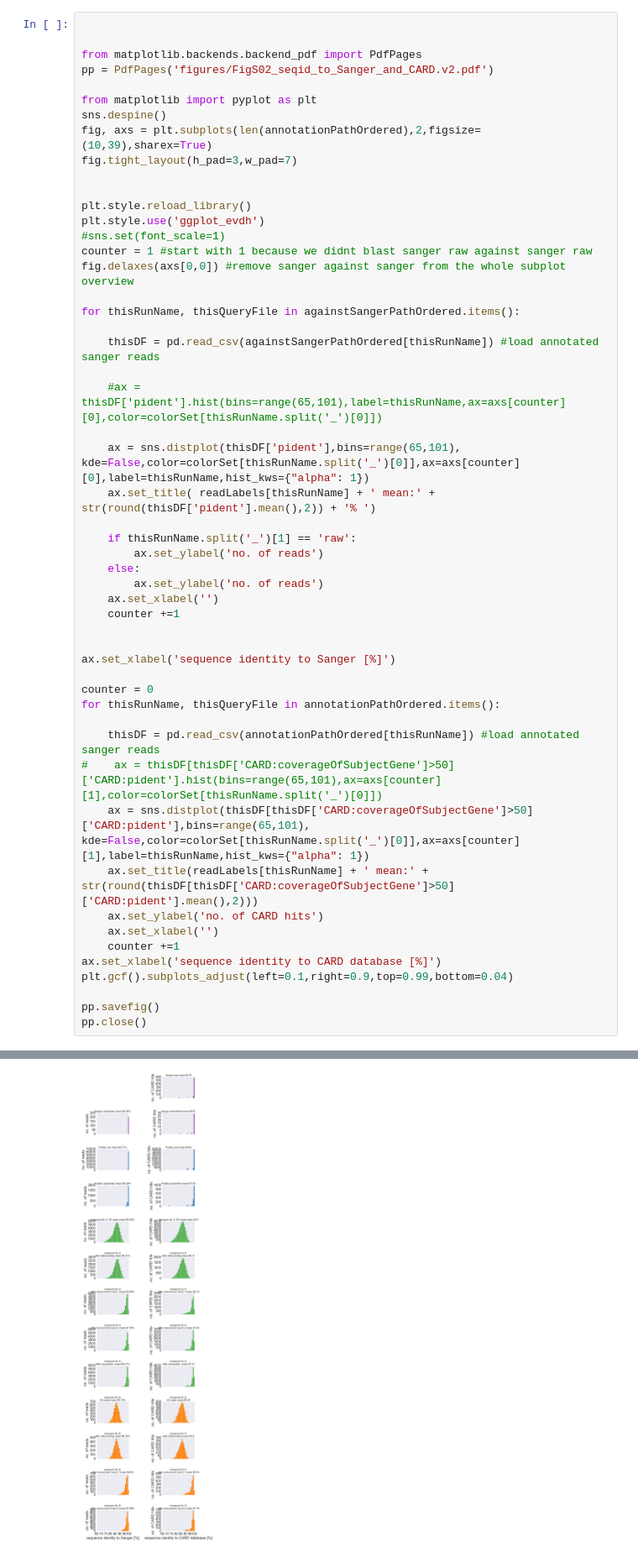
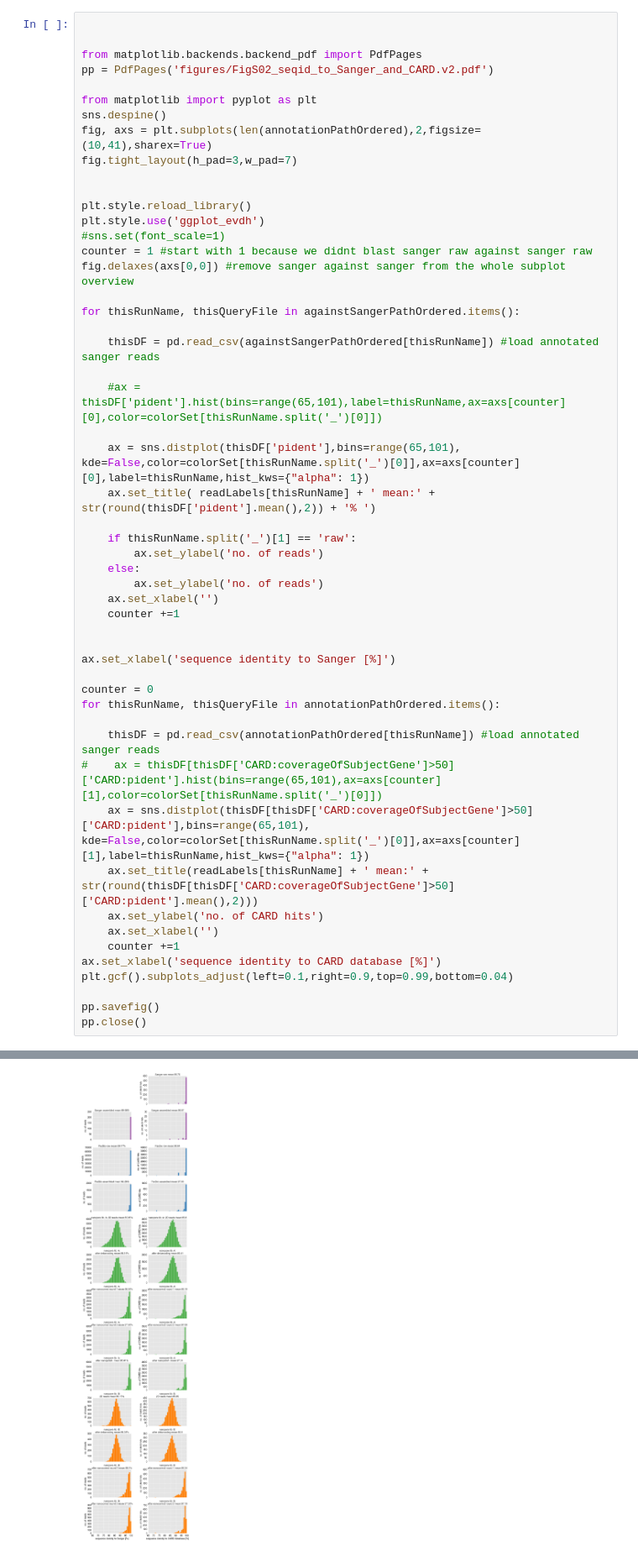
Before and after one commit to EvdH0/poreFUME_paper, a Jupyter notebook: analyzeResistome.ipynb, the cells around one changed output, grey strips where cells are left out. Shown at 84% size. Drawn from its saved outputs; the diff is of its cells as text.

```diff
--- a/analyzeResistome.ipynb
+++ b/analyzeResistome.ipynb
@@ -556,7 +554,7 @@ pp = PdfPages('figures/FigS02_seqid_to_Sanger_and_CARD.v2.pdf')
 
 from matplotlib import pyplot as plt
 sns.despine()
-fig, axs = plt.subplots(len(annotationPathOrdered),2,figsize=(10,39),sharex=True)
+fig, axs = plt.subplots(len(annotationPathOrdered),2,figsize=(10,41),sharex=True)
 fig.tight_layout(h_pad=3,w_pad=7)
 
 
@@ -575,34 +573,34 @@ for thisRunName, thisQueryFile in againstSangerPathOrdered.items():
     ax = sns.distplot(thisDF['pident'],bins=range(65,101), kde=False,color=colorSet[thisRunName.split('_')[0]],ax=axs[counter][0],label=thisRunName,hist_kws={"alpha": 1})
     ax.set_title( readLabels[thisRunName] + ' mean:' + str(round(thisDF['pident'].mean(),2)) + '% ')
 
     if thisRunName.split('_')[1] == 'raw':
         ax.set_ylabel('no. of reads')
     else:
         ax.set_ylabel('no. of reads')
     ax.set_xlabel('')
     counter +=1
 
 
 ax.set_xlabel('sequence identity to Sanger [%]')
 
 counter = 0
 for thisRunName, thisQueryFile in annotationPathOrdered.items():
 
     thisDF = pd.read_csv(annotationPathOrdered[thisRunName]) #load annotated sanger reads
 #    ax = thisDF[thisDF['CARD:coverageOfSubjectGene']>50]['CARD:pident'].hist(bins=range(65,101),ax=axs[counter][1],color=colorSet[thisRunName.split('_')[0]])
     ax = sns.distplot(thisDF[thisDF['CARD:coverageOfSubjectGene']>50]['CARD:pident'],bins=range(65,101), kde=False,color=colorSet[thisRunName.split('_')[0]],ax=axs[counter][1],label=thisRunName,hist_kws={"alpha": 1})
     ax.set_title(readLabels[thisRunName] + ' mean:' + str(round(thisDF[thisDF['CARD:coverageOfSubjectGene']>50]['CARD:pident'].mean(),2)))
     ax.set_ylabel('no. of CARD hits')
     ax.set_xlabel('')
     counter +=1
 ax.set_xlabel('sequence identity to CARD database [%]')
 plt.gcf().subplots_adjust(left=0.1,right=0.9,top=0.99,bottom=0.04)
 
 pp.savefig()
 pp.close()
 # %% [output]
 <matplotlib.figure.Figure at 0x...>
-[figure, old version]
+[figure, new version]
 # %%
 from matplotlib.backends.backend_pdf import PdfPages
 pp = PdfPages('figures/Fig05_seqid_to_Sanger.v2.pdf')
```
Also changed, not shown: parts of 9 cells of this notebook.
